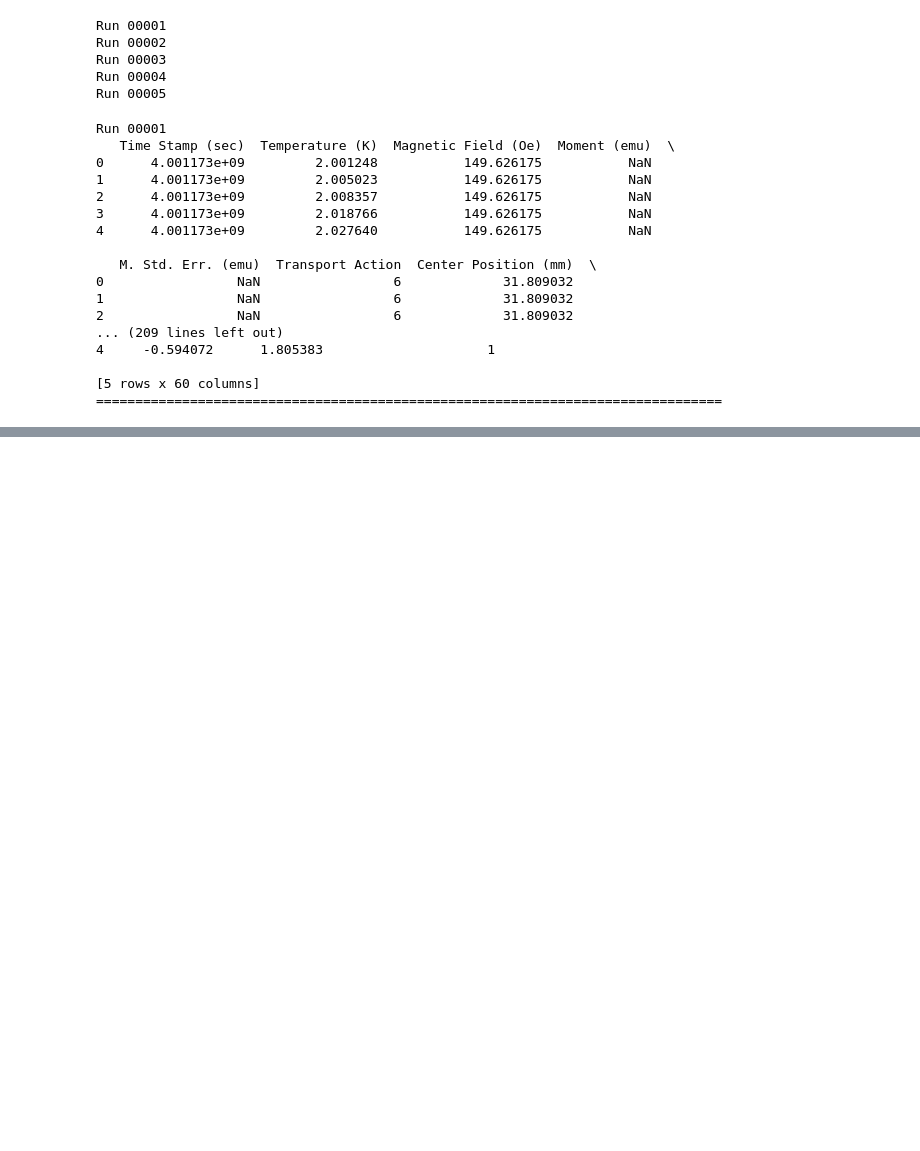
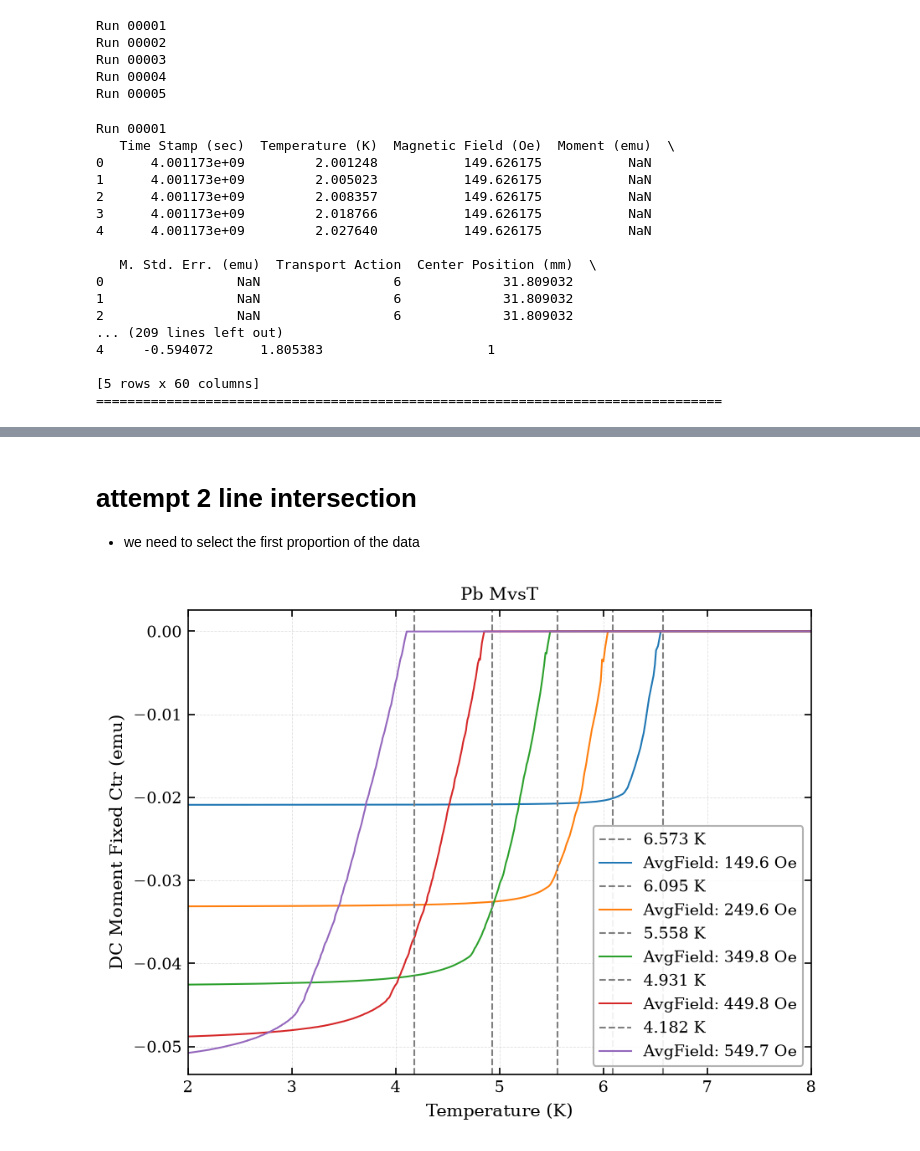
Before and after one commit to OlliePentecost/high-temperature-superconductivity, a Jupyter notebook: 2026-10-15-Pb-ZFC-FW-FC.ipynb, the cells around one changed output, grey strips where cells are left out. Saved outputs shown, nothing was run; the diff lists cells and outputs as text; code cells hidden in the pictures; blank space fills up the shorter version.

```diff
--- a/2026-10-15-Pb-ZFC-FW-FC.ipynb
+++ b/2026-10-15-Pb-ZFC-FW-FC.ipynb
@@ -137,0 +176,50 @@ plt.show()
+# %% [markdown]
+# attempt 2 line intersection
+- we need to select the first proportion of the data
+# %%
+def determine_critical_temp(dataframe: pd.DataFrame, lo: float = 0.2, hi: float = 0.8):
+    """
+        Function for determining Tc, it takes the steep part of the curve, in the middle
+
+        kwargs:
+        dataframe: the dataframe that is inserted into the funciton, expcected to be from MPMS3
+        lo: the lower window, this can be tuned
+        hi: the upper window, this can be tuned
+        """
+    df = dataframe.sort_values("Temperature (K)")
+    temperature = df["Temperature (K)"].to_numpy()
+    moment = df["DC Moment Fixed Ctr (emu)"].to_numpy()
+
+    m_sc = np.median(moment[:10])
+    m_n = np.median(moment[-10:])
+    moment_norm = (moment - m_n) / (m_sc - m_n)
+
+    mask = (moment_norm < hi) & (moment_norm > lo)
+    if mask.sum() < 3:
+        return np.nan, np.full_like(temperature, np.nan), np.zeros_like(temperature)
+
+    slope, intercept = np.polyfit(temperature[mask], moment_norm[mask], 1)
+    fitted_line = slope * temperature + intercept
+
+    t_crit = -intercept / slope if slope != 0 else np.nan
+    return t_crit, fitted_line, np.zeros_like(temperature)
+# %%
+
+for run_number, dataframe in runs.items():
+    field = np.mean(dataframe["Magnetic Field (Oe)"])
+    crit_temp, fitted_line, _ = determine_critical_temp(dataframe)
+    plt.axvline(crit_temp, color="tab:grey", linestyle="--", label=f"{crit_temp:.3f} K")
+    plt.plot(
+        dataframe["Temperature (K)"],
+        dataframe["DC Moment Fixed Ctr (emu)"],
+        label=f"AvgField: {field:.1f} Oe",
+    )
+
+plt.title("Pb MvsT")
+plt.xlabel("Temperature (K)")
+plt.ylabel("DC Moment Fixed Ctr (emu)")
+plt.legend()
+plt.xlim(2,8)
+plt.show()
+# %% [output]
+[figure, added]
```
Also changed, not shown: parts of 6 cells of this notebook.
